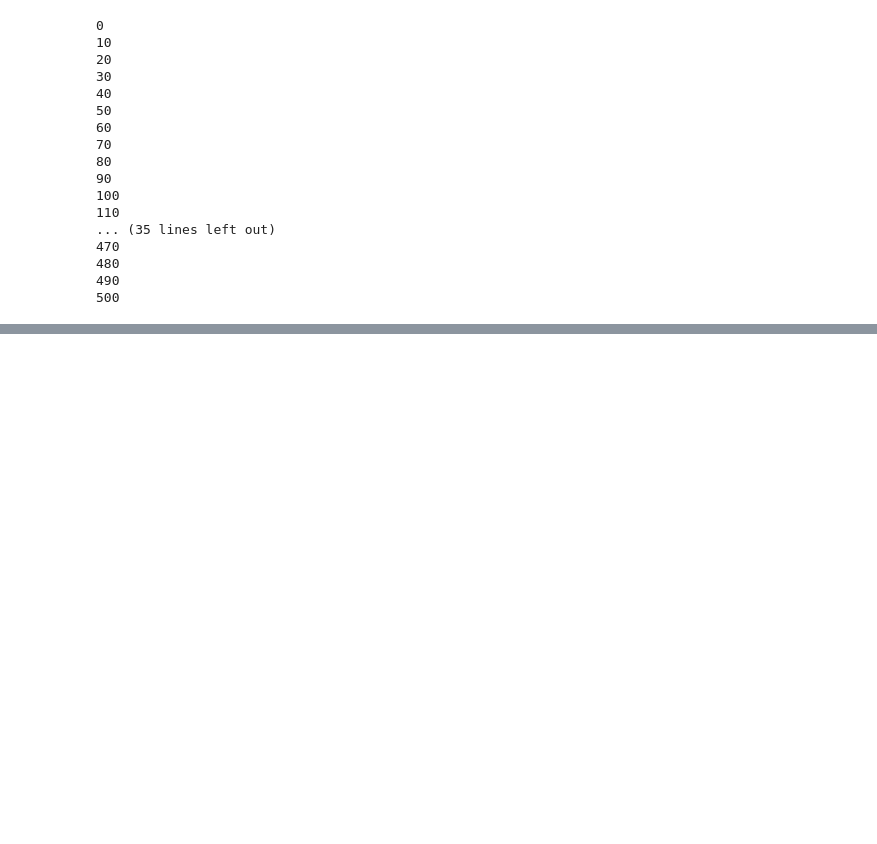
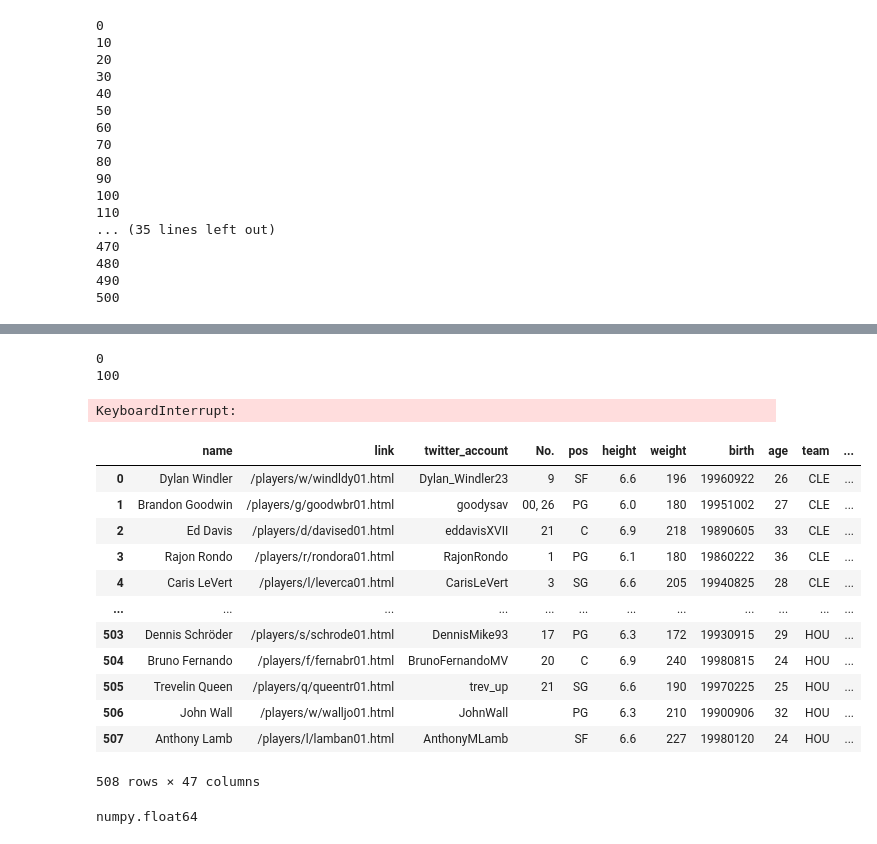
Before and after one commit to Haiyun-Zou/MSIN0166_Data_Engineering_individual, a Jupyter notebook: team_and_players.ipynb, the cells around one changed output, grey strips where cells are left out. Cells and saved outputs as stored; diff of their text form; code cells hidden in the pictures; blank space fills up the shorter version.

Commit message:
ML and tweets added

```diff
--- a/team_and_players.ipynb
+++ b/team_and_players.ipynb
@@ -400,3 +408,50 @@ root
 # %%
 # convert the data frame into parquet format
 players_df.write.parquet("/project/MSIN0166_Data_Engineering_individual/parquet_files/players.parquet", mode = 'overwrite')
+# %%
+# get the tweets using the twitter api
+import pandas as pd
+import requests
+import json
+
+api_key = 'lhtQCeP8MVXyIeoVeXzlzg9Ar'
+api_secret_key = 'BmUCpJZZmqTFPHzWNG4DJdLPwxIFpuuSI9evQe7KNshEacLpqE'
+bearer_token = 'AAAAAAAAAAAAAAAAAAAAAP3XbgEAAAAA1Dx5BOCGDhAjqPmVSOfHWPaWWgM%3DK2aFIcqKhPkfmOI2KZiLTeqvH6HIOv0hubKj2kRqJjgkN29Cgo'
+
+temp_tweets = {}
+count = 0
+for i in players['twitter_account']:
+    if i=='':
+        temp_tweets[i] =  ''
+        continue
+    query = i
+
+    # Prepare the headers to pass the authentication to Twitter's api
+    headers = {
+        'Authorization': 'Bearer {}'.format(bearer_token),
+    }
+
+    # params = (
+    #     ('query', query),
+    #     ('max_results', 10)
+    # )
+
+    # Does the request to get the most recent tweets
+    response = requests.get('https://api.twitter.com/2/tweets/search/recent', headers=headers, params=params)
+    if count%100 == 0:
+            print(count)
+    # Validates that the query was successful
+    if response.status_code == 200:
+        print("URL of query:", response.url)
+
+        # Let's convert the query result to a dictionary that we can iterate over
+        tweets =  json.loads(response.text)
+
+        for tweet in tweets['data']:
+            print("tweet_id: ", tweet['id'], "tweet_text: ", tweet['text'])
+    temp_tweets[i] =  tweets['data']
+    count+=1
+# %% [output]
+0
+100
+KeyboardInterrupt:
@@ -402,0 +460,18 @@ players_df.write.parquet("/project/MSIN0166_Data_Engineering_individual/parquet_
+# %%
+players = spark.read.parquet("/project/MSIN0166_Data_Engineering_individual/parquet_files/players.parquet").toPandas()
+# %%
+players
+# %% [output]
+|  | name | link | twitter_account | No. | pos | height | weight | birth | age | team | ... |
+| 0 | Dylan Windler | /players/w/windldy01.html | Dylan_Windler23 | 9 | SF | 6.6 | 196 | 19960922 | 26 | CLE | ... |
+| 1 | Brandon Goodwin | /players/g/goodwbr01.html | goodysav | 00, 26 | PG | 6.0 | 180 | 19951002 | 27 | CLE | ... |
+| 2 | Ed Davis | /players/d/davised01.html | eddavisXVII | 21 | C | 6.9 | 218 | 19890605 | 33 | CLE | ... |
+| 3 | Rajon Rondo | /players/r/rondora01.html | RajonRondo | 1 | PG | 6.1 | 180 | 19860222 | 36 | CLE | ... |
+| 4 | Caris LeVert | /players/l/leverca01.html | CarisLeVert | 3 | SG | 6.6 | 205 | 19940825 | 28 | CLE | ... |
+| ... | ... | ... | ... | ... | ... | ... | ... | ... | ... | ... | ... |
+| 503 | Dennis Schröder | /players/s/schrode01.html | DennisMike93 | 17 | PG | 6.3 | 172 | 19930915 | 29 | HOU | ... |
+| 504 | Bruno Fernando | /players/f/fernabr01.html | BrunoFernandoMV | 20 | C | 6.9 | 240 | 19980815 | 24 | HOU | ... |
+| 505 | Trevelin Queen | /players/q/queentr01.html | trev_up | 21 | SG | 6.6 | 190 | 19970225 | 25 | HOU | ... |
+| 506 | John Wall | /players/w/walljo01.html | JohnWall |  | PG | 6.3 | 210 | 19900906 | 32 | HOU | ... |
+| 507 | Anthony Lamb | /players/l/lamban01.html | AnthonyMLamb |  | SF | 6.6 | 227 | 19980120 | 24 | HOU | ... |
+508 rows × 47 columns
@@ -402,0 +485,4 @@ players_df.write.parquet("/project/MSIN0166_Data_Engineering_individual/parquet_
+# %%
+type(players['exp'].loc[0])
+# %% [output]
+numpy.float64
```
Also changed, not shown: parts of 29 cells of this notebook.
